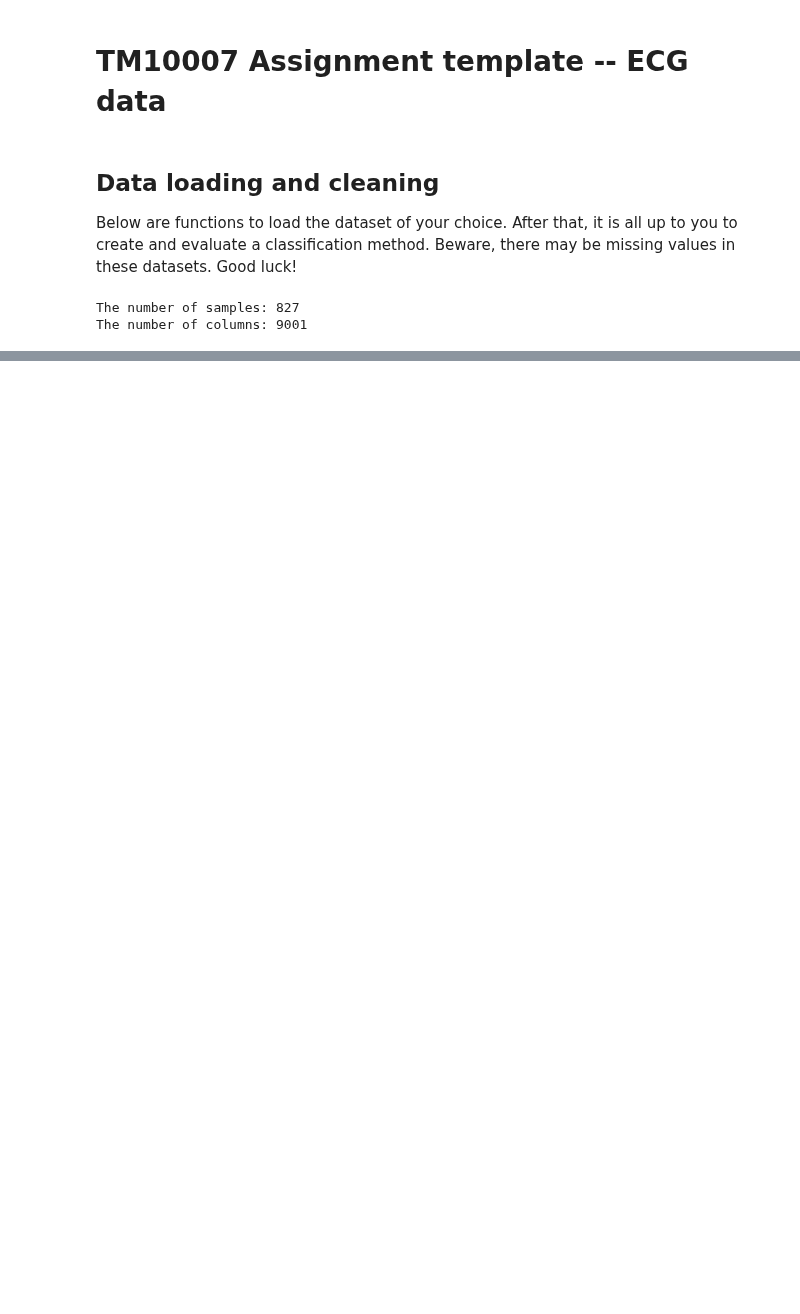
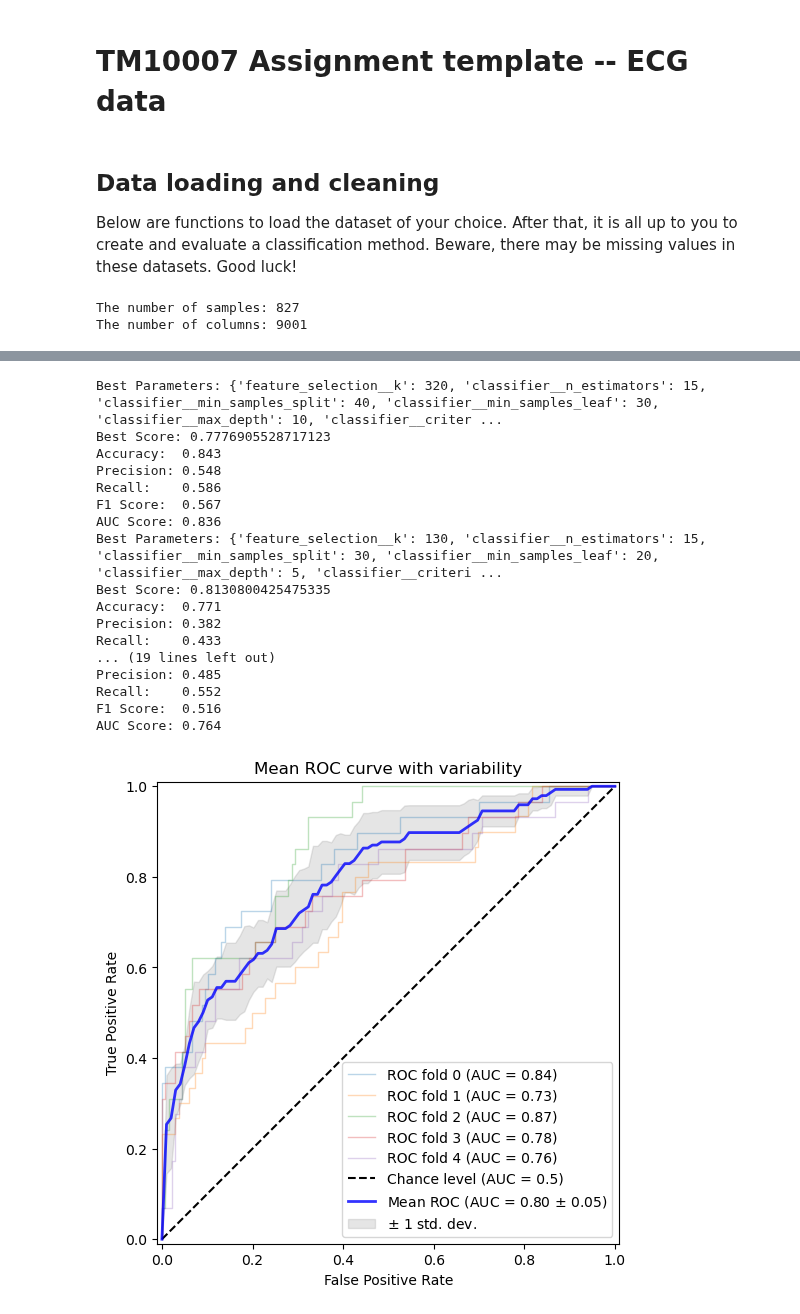
Before and after one commit to mjmklep/Machine-Learning-Group-8, a Jupyter notebook: assignment_ecg_RF.ipynb, the cells around one changed output, grey strips where cells are left out. Drawn from its saved outputs; the diff is of its cells as text; code cells hidden in the pictures; blank space fills up the shorter version.

Commit message:
refined hyperparameter tuning

```diff
--- a/assignment_ecg_RF.ipynb
+++ b/assignment_ecg_RF.ipynb
@@ -247,0 +241,28 @@ Best Score: 0.8194019002128654
+# %%
+random_state = np.random.RandomState(0)
+
+X = data.iloc[:,:-1]
+y = data.iloc[:,-1]
+
+X_train, y_train, best_classifier = plot_roc_cv(X, y, n_splits=5)
+plot_learning_curve(X_train, y_train, best_classifier, scoring='roc_auc', clf_type='Random Forest with hyperparameter tuning')
+plot_learning_curve(X_train, y_train, best_classifier, scoring='error', clf_type='Random Forest with hyperparameter tuning')
+# %% [output]
+Best Parameters: {'feature_selection__k': 320, 'classifier__n_estimators': 15, 'classifier__min_samples_split': 40, 'classifier__min_samples_leaf': 30, 'classifier__max_depth': 10, 'classifier__criter ...
+Best Score: 0.7776905528717123
+Accuracy:  0.843
+Precision: 0.548
+Recall:    0.586
+F1 Score:  0.567
+AUC Score: 0.836
+Best Parameters: {'feature_selection__k': 130, 'classifier__n_estimators': 15, 'classifier__min_samples_split': 30, 'classifier__min_samples_leaf': 20, 'classifier__max_depth': 5, 'classifier__criteri ...
+Best Score: 0.8130800425475335
+Accuracy:  0.771
+Precision: 0.382
+Recall:    0.433
+... (19 lines left out)
+Precision: 0.485
+Recall:    0.552
+F1 Score:  0.516
+AUC Score: 0.764
+[figure, added]
```
Also changed, not shown: parts of 7 cells of this notebook.
